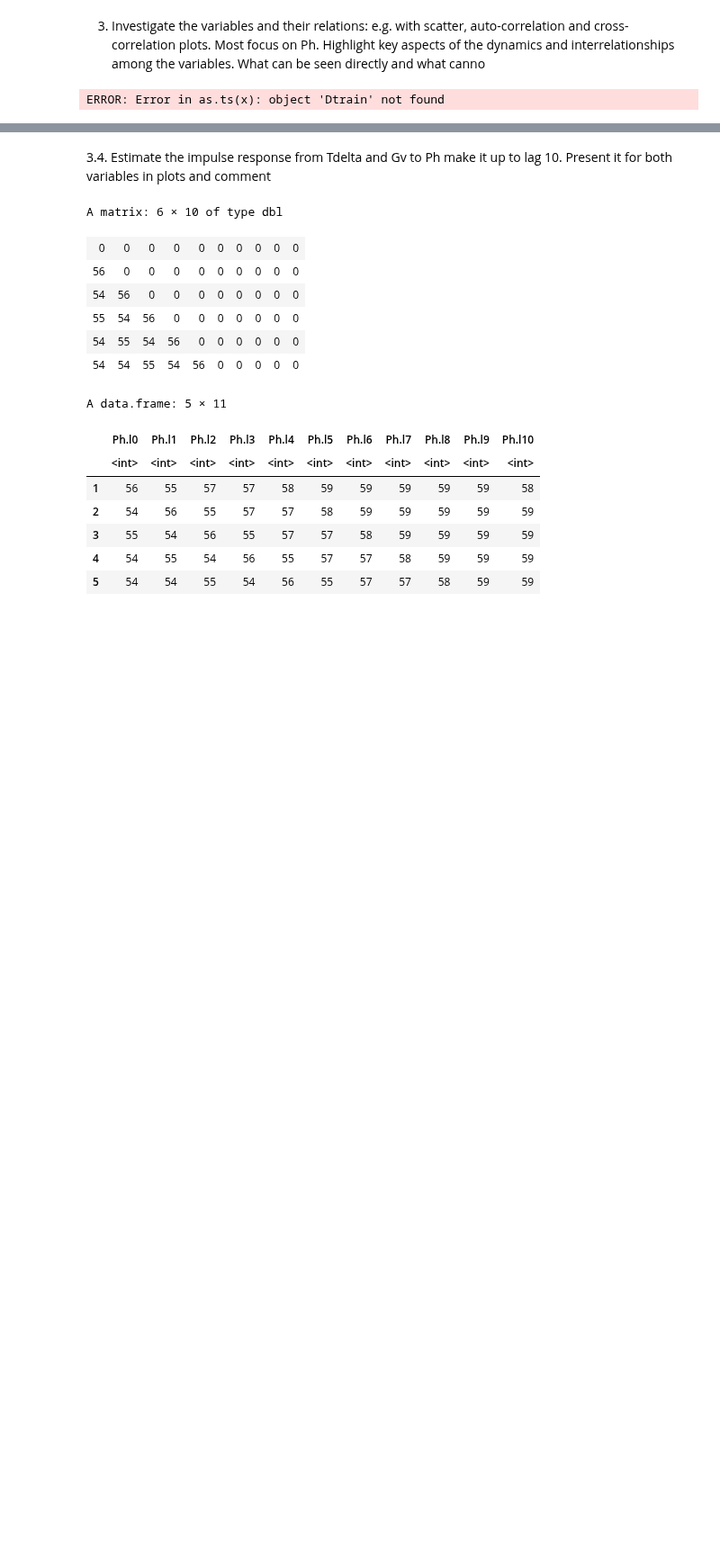
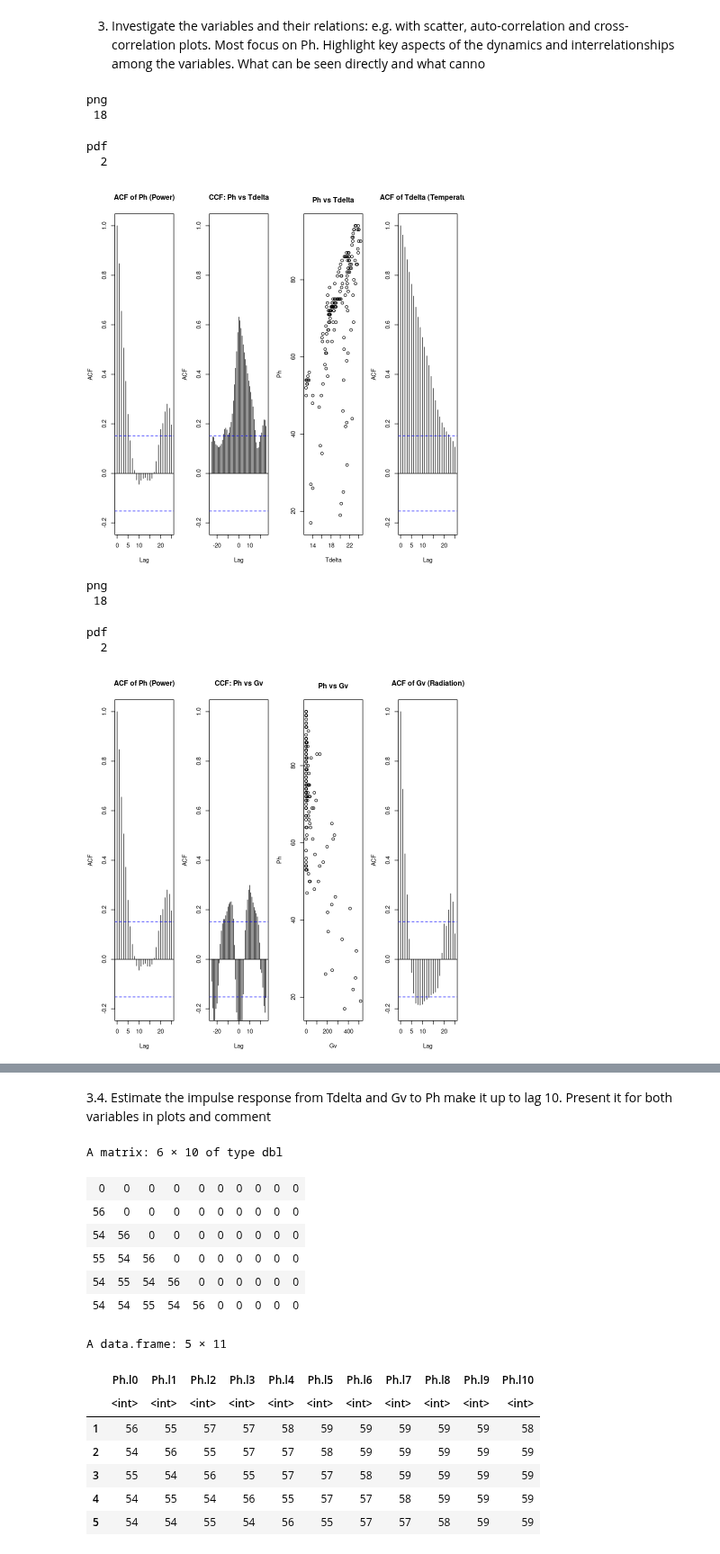
Before and after one commit to mathilderask/TimeSeriesAnalysis, a Jupyter notebook: Assig3/opg_3_oia copy.ipynb, the cells around one changed output, grey strips where cells are left out. Shown at 90% size. Saved outputs shown, nothing was run; the diff lists cells and outputs as text; code cells hidden in the pictures; blank space fills up the shorter version.

```diff
--- a/Assig3/opg_3_oia copy.ipynb
+++ b/Assig3/opg_3_oia copy.ipynb
@@ -27,32 +44,45 @@ set, except where explicitly told to use the test set.
 plots. Most focus on Ph. Highlight key aspects of the dynamics and interrelationships among
 the variables. What can be seen directly and what canno
 # %%
-# Plot with 2*2 subplots with headlines for each subplot
-par(mfrow=c(2,2), mar=c(4,4,4,1), bg = 'white')
+# Plot with 1*3 subplots with headlines for each subplot
+par(mfrow=c(1,4), mar=c(4,4,4,1), bg = 'white')
 
 acf(Dtrain$Ph, main = "ACF of Ph (Power)", lag.max = 25, ylim = c(-0.2, 1))
 
 ccf(Dtrain$Ph, Dtrain$Tdelta, lag.max = 25, ylim = c(-0.2, 1), main = "CCF: Ph vs Tdelta")
 
-ccf(Dtrain$Tdelta, Dtrain$Ph, lag.max = 25, ylim = c(-0.2, 1), main = "CCF: Tdelta vs Ph")
+plot( Dtrain$Tdelta,Dtrain$Ph,  ylab = "Ph", xlab = "Tdelta", main = "Ph vs Tdelta")
+# ccf(Dtrain$Tdelta, Dtrain$Ph, lag.max = 25, ylim = c(-0.2, 1), main = "CCF: Tdelta vs Ph")
 
 acf(Dtrain$Tdelta, lag.max = 25, ylim = c(-0.2, 1), main = "ACF of Tdelta (Temperature)")
 # save figure
-dev.copy(png, file = "acf_ccf_Ph_Tdelta.png", width = 600, height = 600, res = 100)
+# dev.new(width = 12, height = 4)  # wider window for a horizontal layout
+dev.copy(png, file = "acf_ccf_Ph_Tdelta_new.png", width = 900, height = 300, res = 100)
 dev.off()
 
-par(mfrow=c(2,2), mar=c(4,4,4,1), bg = 'white')
+par(mfrow=c(1,4), mar=c(4,4,4,1), bg = 'white')
 
 acf(Dtrain$Ph, main = "ACF of Ph (Power)", lag.max = 25, ylim = c(-0.2, 1))
 
 ccf(Dtrain$Ph, Dtrain$Gv, lag.max = 25, ylim = c(-0.2, 1), main = "CCF: Ph vs Gv")
 
-ccf(Dtrain$Gv, Dtrain$Ph, lag.max = 25, ylim = c(-0.2, 1), main = "CCF: Gv vs Ph")
+plot( Dtrain$Gv,Dtrain$Ph,  ylab = "Ph", xlab = "Gv", main = "Ph vs Gv")
+# ccf(Dtrain$Gv, Dtrain$Ph, lag.max = 25, ylim = c(-0.2, 1), main = "CCF: Gv vs Ph")
 
 acf(Dtrain$Gv, lag.max = 25, ylim = c(-0.2, 1), main = "ACF of Gv (Radiation)")
 # save figure
 # bigger text size
-dev.copy(png, file = "acf_ccf_Ph_Gv.png", width = 600, height = 600, res = 100)
+# dev.new(width = 12, height = 4)  # wider window for a horizontal layout
+dev.copy(png, file = "acf_ccf_Ph_Gv_new.png", width = 900, height = 300, res = 100)
 dev.off()
 # %% [output]
-ERROR: Error in as.ts(x): object 'Dtrain' not found
+png
+ 18
+pdf
+  2
+[figure, added]
+png
+ 18
+pdf
+  2
+[figure, added]
```
Also changed, not shown: parts of 5 cells of this notebook, 6 other files.
